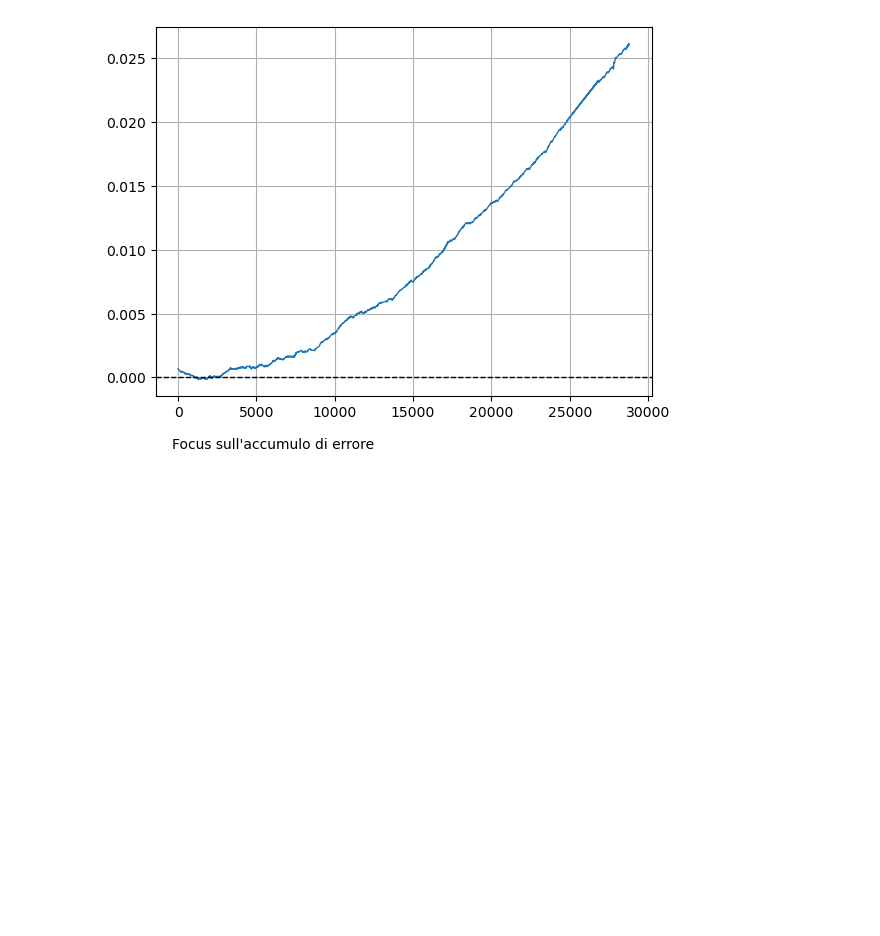
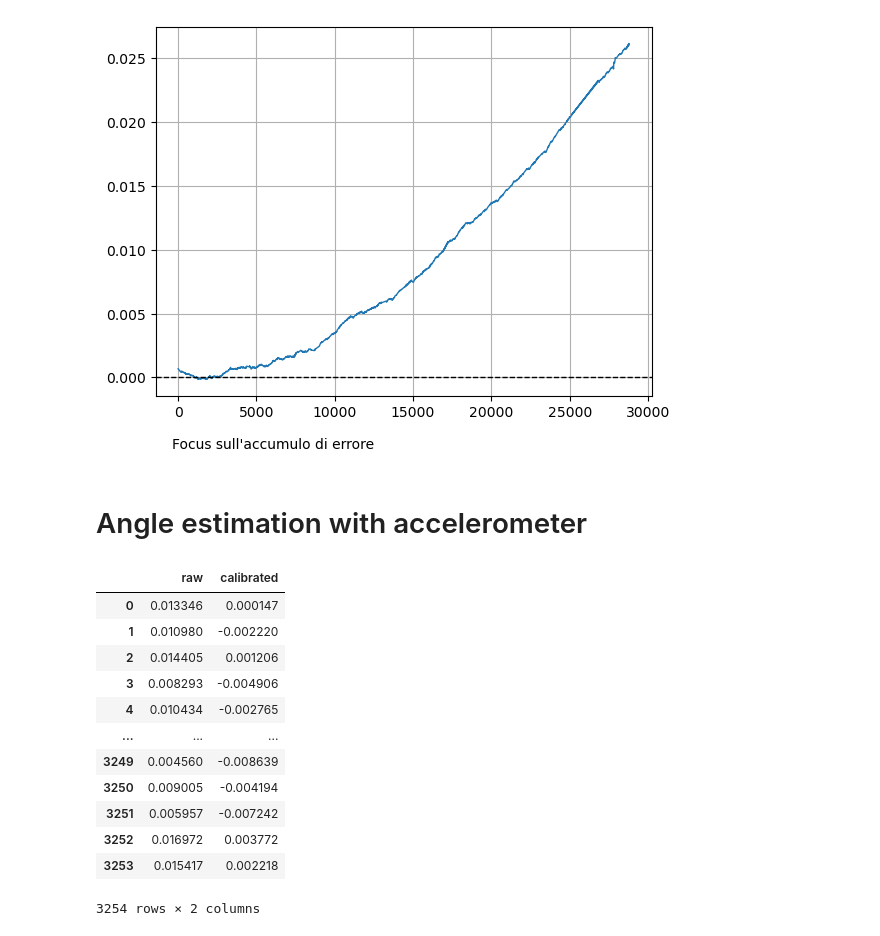
Before and after one commit to Hidan0/automatic-pitch-stabilization-PoC, a Jupyter notebook: doc/data/Analysis.ipynb, the cells around one changed output. Cells and saved outputs as stored; diff of their text form; code cells hidden in the pictures; blank space fills up the shorter version.

```diff
--- a/doc/data/Analysis.ipynb
+++ b/doc/data/Analysis.ipynb
@@ -87,3 +85,22 @@ fig.savefig('imgs/focused_estimated_roll_angle_gyro.png', bbox_inches='tight')
 plt.show()
 # %% [output]
 [figure]
+# %% [markdown]
+# Angle estimation with accelerometer
+# %%
+acc = pd.read_csv('roll_acceleration.csv')
+acc
+# %% [output]
+|  | raw | calibrated |
+| 0 | 0.013346 | 0.000147 |
+| 1 | 0.010980 | -0.002220 |
+| 2 | 0.014405 | 0.001206 |
+| 3 | 0.008293 | -0.004906 |
+| 4 | 0.010434 | -0.002765 |
+| ... | ... | ... |
+| 3249 | 0.004560 | -0.008639 |
+| 3250 | 0.009005 | -0.004194 |
+| 3251 | 0.005957 | -0.007242 |
+| 3252 | 0.016972 | 0.003772 |
+| 3253 | 0.015417 | 0.002218 |
+3254 rows × 2 columns
```
Also changed, not shown: parts of 2 cells of this notebook, 3 other files.
